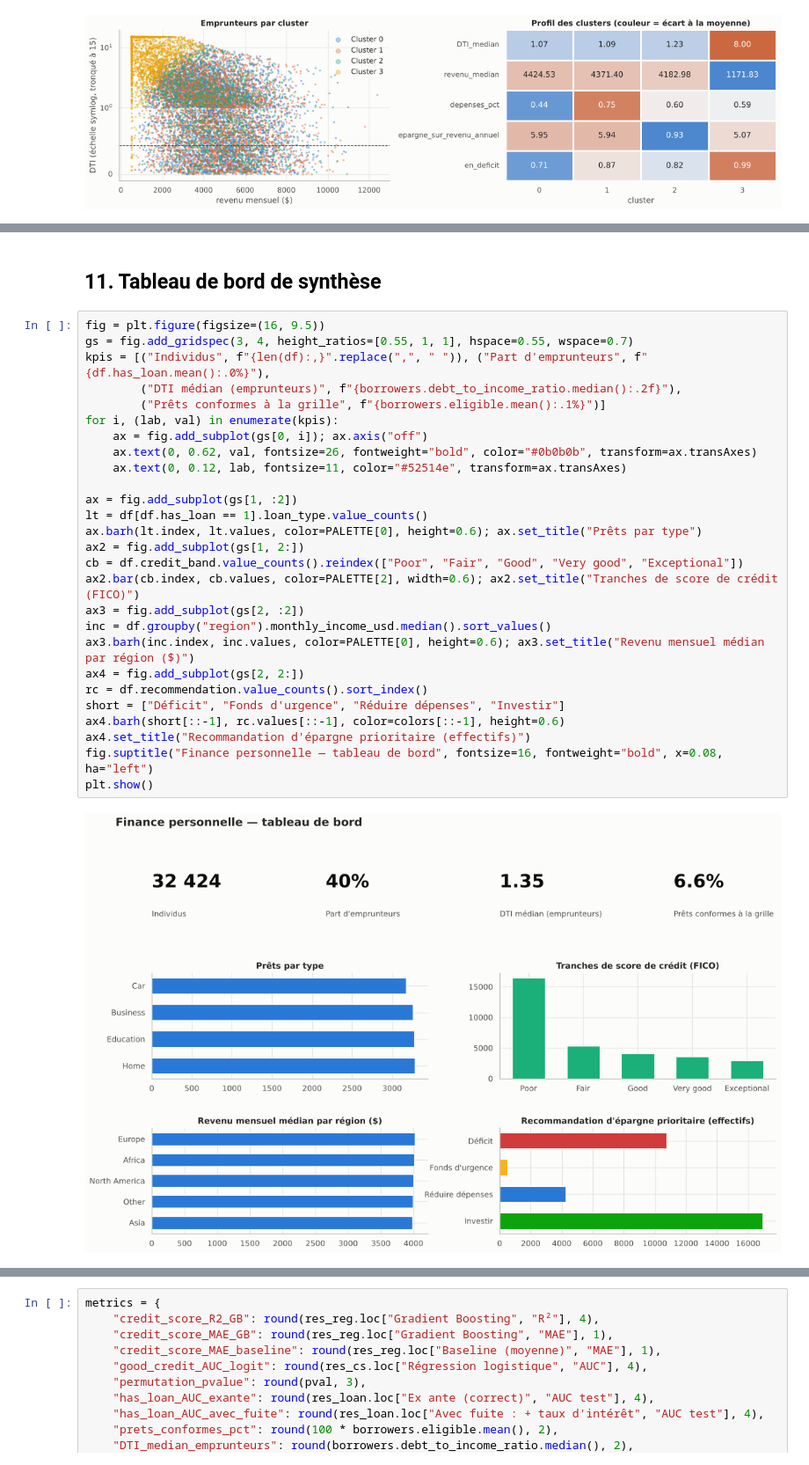
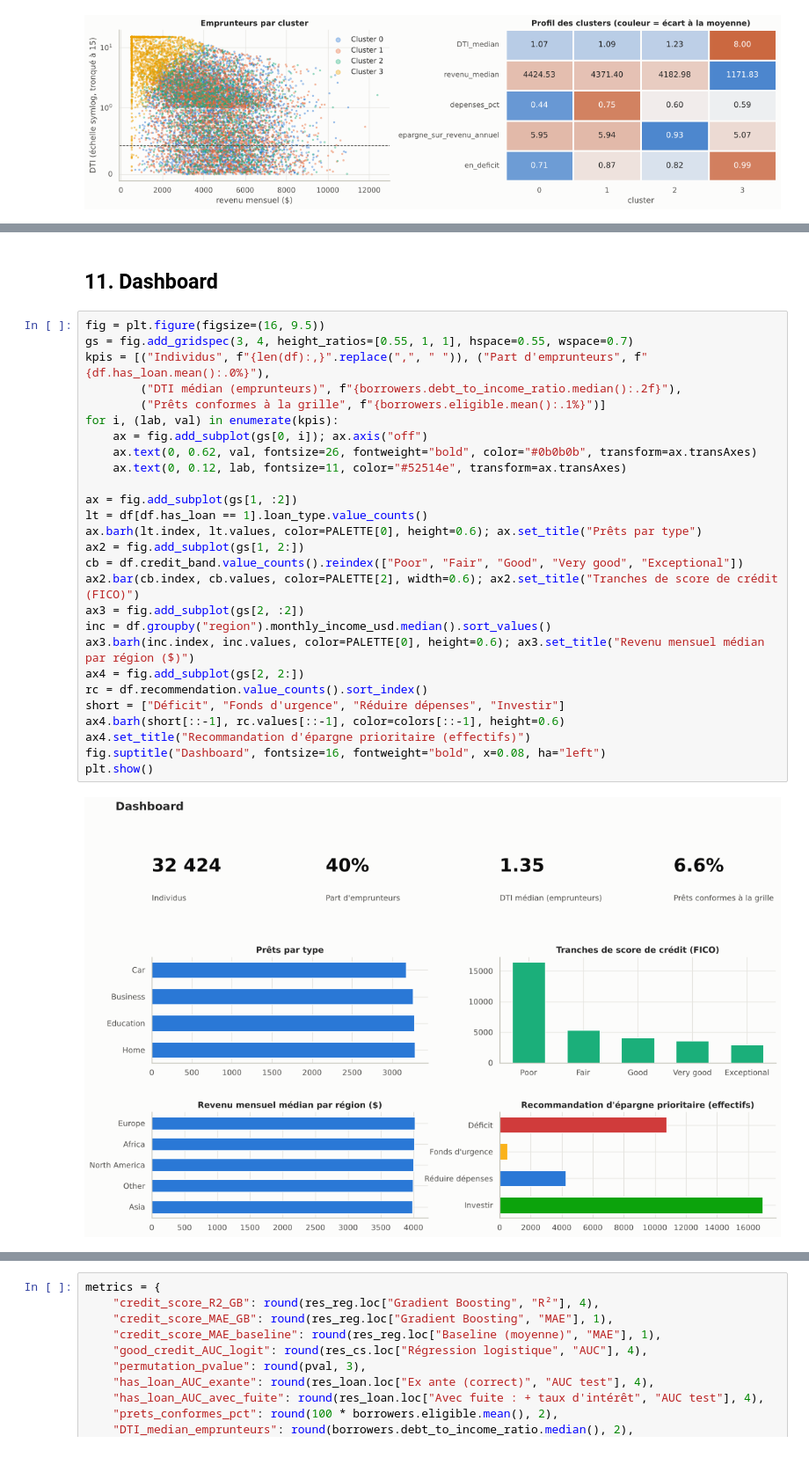
Before and after one commit to Kesiah-lps/personnal-finance-ml, a Jupyter notebook: personal_finance_ml.ipynb, the cells around one changed output, grey strips where cells are left out. Shown at 88% size. Drawn from its saved outputs; the diff is of its cells as text.

```diff
--- a/personal_finance_ml.ipynb
+++ b/personal_finance_ml.ipynb
@@ -653,32 +656,32 @@ plt.tight_layout(); plt.show()
 # %% [markdown]
-## 11. Tableau de bord de synthèse
+## 11. Dashboard
 # %%
 fig = plt.figure(figsize=(16, 9.5))
 gs = fig.add_gridspec(3, 4, height_ratios=[0.55, 1, 1], hspace=0.55, wspace=0.7)
 kpis = [("Individus", f"{len(df):,}".replace(",", " ")), ("Part d'emprunteurs", f"{df.has_loan.mean():.0%}"),
         ("DTI médian (emprunteurs)", f"{borrowers.debt_to_income_ratio.median():.2f}"),
         ("Prêts conformes à la grille", f"{borrowers.eligible.mean():.1%}")]
 for i, (lab, val) in enumerate(kpis):
     ax = fig.add_subplot(gs[0, i]); ax.axis("off")
     ax.text(0, 0.62, val, fontsize=26, fontweight="bold", color="#0b0b0b", transform=ax.transAxes)
     ax.text(0, 0.12, lab, fontsize=11, color="#52514e", transform=ax.transAxes)
 
 ax = fig.add_subplot(gs[1, :2])
 lt = df[df.has_loan == 1].loan_type.value_counts()
 ax.barh(lt.index, lt.values, color=PALETTE[0], height=0.6); ax.set_title("Prêts par type")
 ax2 = fig.add_subplot(gs[1, 2:])
 cb = df.credit_band.value_counts().reindex(["Poor", "Fair", "Good", "Very good", "Exceptional"])
 ax2.bar(cb.index, cb.values, color=PALETTE[2], width=0.6); ax2.set_title("Tranches de score de crédit (FICO)")
 ax3 = fig.add_subplot(gs[2, :2])
 inc = df.groupby("region").monthly_income_usd.median().sort_values()
 ax3.barh(inc.index, inc.values, color=PALETTE[0], height=0.6); ax3.set_title("Revenu mensuel médian par région ($)")
 ax4 = fig.add_subplot(gs[2, 2:])
 rc = df.recommendation.value_counts().sort_index()
 short = ["Déficit", "Fonds d'urgence", "Réduire dépenses", "Investir"]
 ax4.barh(short[::-1], rc.values[::-1], color=colors[::-1], height=0.6)
 ax4.set_title("Recommandation d'épargne prioritaire (effectifs)")
-fig.suptitle("Finance personnelle — tableau de bord", fontsize=16, fontweight="bold", x=0.08, ha="left")
+fig.suptitle("Dashboard", fontsize=16, fontweight="bold", x=0.08, ha="left")
 plt.show()
 # %% [output]
-[figure, old version]
+[figure, new version]
 # %% [markdown]
```
Also changed, not shown: parts of 31 cells of this notebook, 1 other file.
